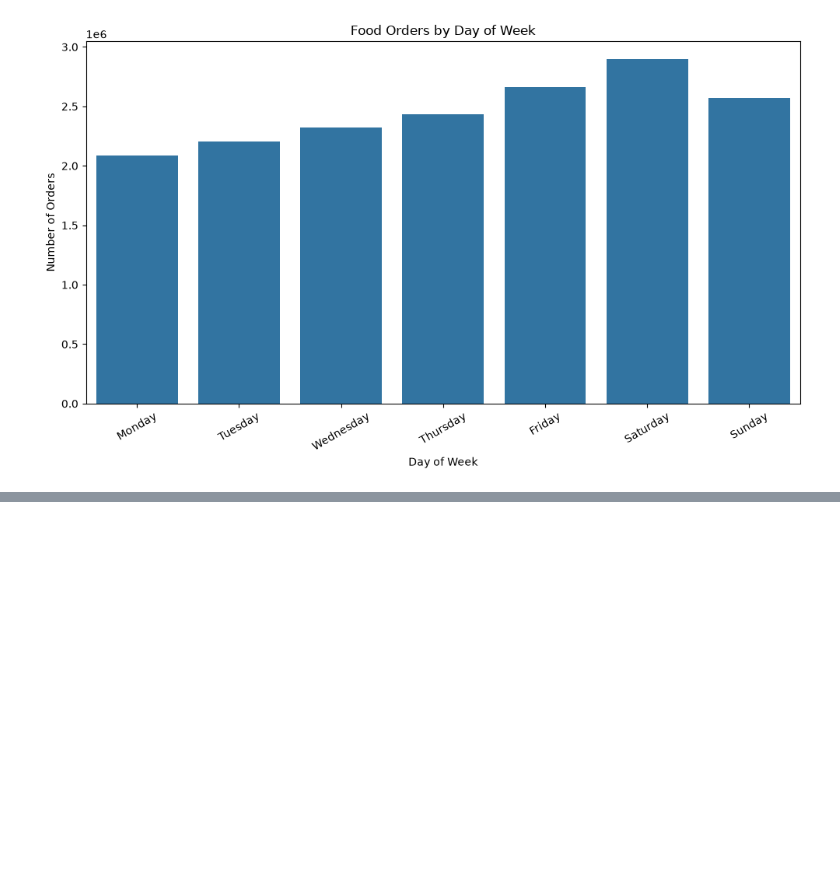
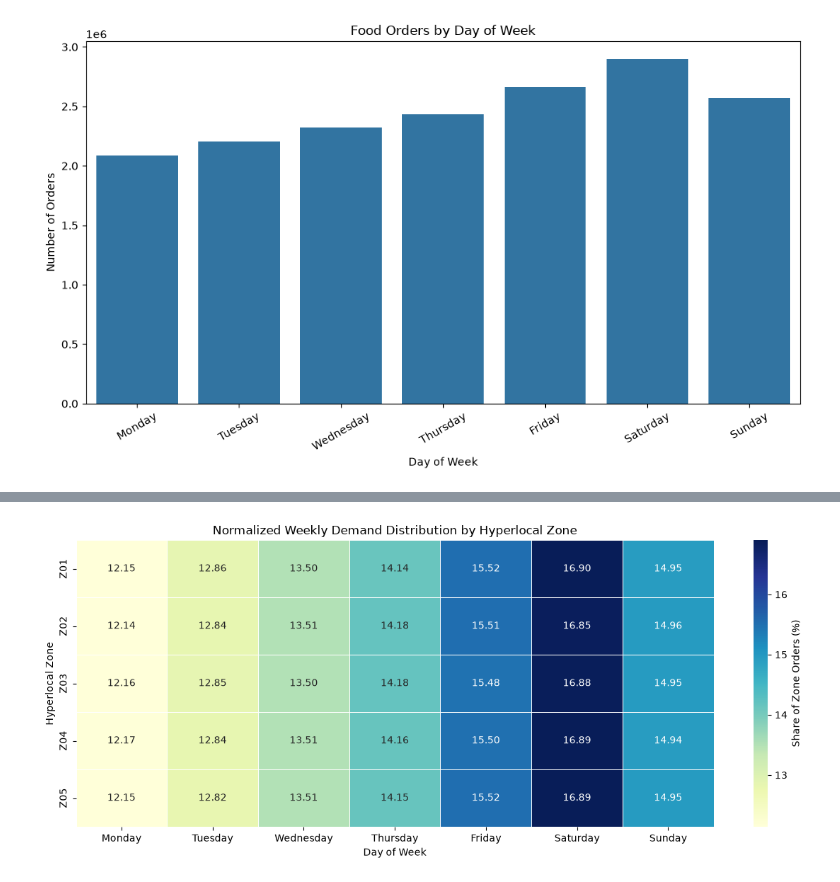
Before and after one commit to Venkatpotla33/AI-Enhanced-Hyperlocal-Food-Demand-Forecasting, a Jupyter notebook: notebooks/03_exploratory_data_analysis.ipynb, the cells around one changed output, grey strips where cells are left out. Saved outputs shown, nothing was run; the diff lists cells and outputs as text; code cells hidden in the pictures; blank space fills up the shorter version.

```diff
--- a/notebooks/03_exploratory_data_analysis.ipynb
+++ b/notebooks/03_exploratory_data_analysis.ipynb
@@ -1407,0 +1782,19 @@ plt.show()
+# %%
+# ============================================================
+# 03.3.7 — NORMALIZED ZONE × DAY-OF-WEEK ANALYSIS
+# ============================================================
+
+zone_day_normalized = zone_day_summary.copy()
+
+zone_day_normalized["zone_day_percentage"] = (
+    zone_day_normalized["order_count"]
+    / zone_day_normalized.groupby("zone_id")["order_count"]
+        .transform("sum")
+    * 100
+)
+
+zone_day_normalized = zone_day_normalized.sort_values(
+    ["zone_id", "day_of_week"]
+)
+
+zone_day_normalized.head(15)
@@ -1407,0 +1853,24 @@ plt.show()
+# %%
+# ============================================================
+# NORMALIZED ZONE × DAY-OF-WEEK HEATMAP
+# ============================================================
+
+plt.figure(figsize=(12, 5))
+
+sns.heatmap(
+    zone_day_percentage_matrix,
+    cmap="YlGnBu",
+    annot=True,
+    fmt=".2f",
+    linewidths=0.5,
+    cbar_kws={"label": "Share of Zone Orders (%)"}
+)
+
+plt.title("Normalized Weekly Demand Distribution by Hyperlocal Zone")
+plt.xlabel("Day of Week")
+plt.ylabel("Hyperlocal Zone")
+
+plt.tight_layout()
+plt.show()
+# %% [output]
+[figure, added]
```
Also changed, not shown: parts of 78 cells of this notebook.
